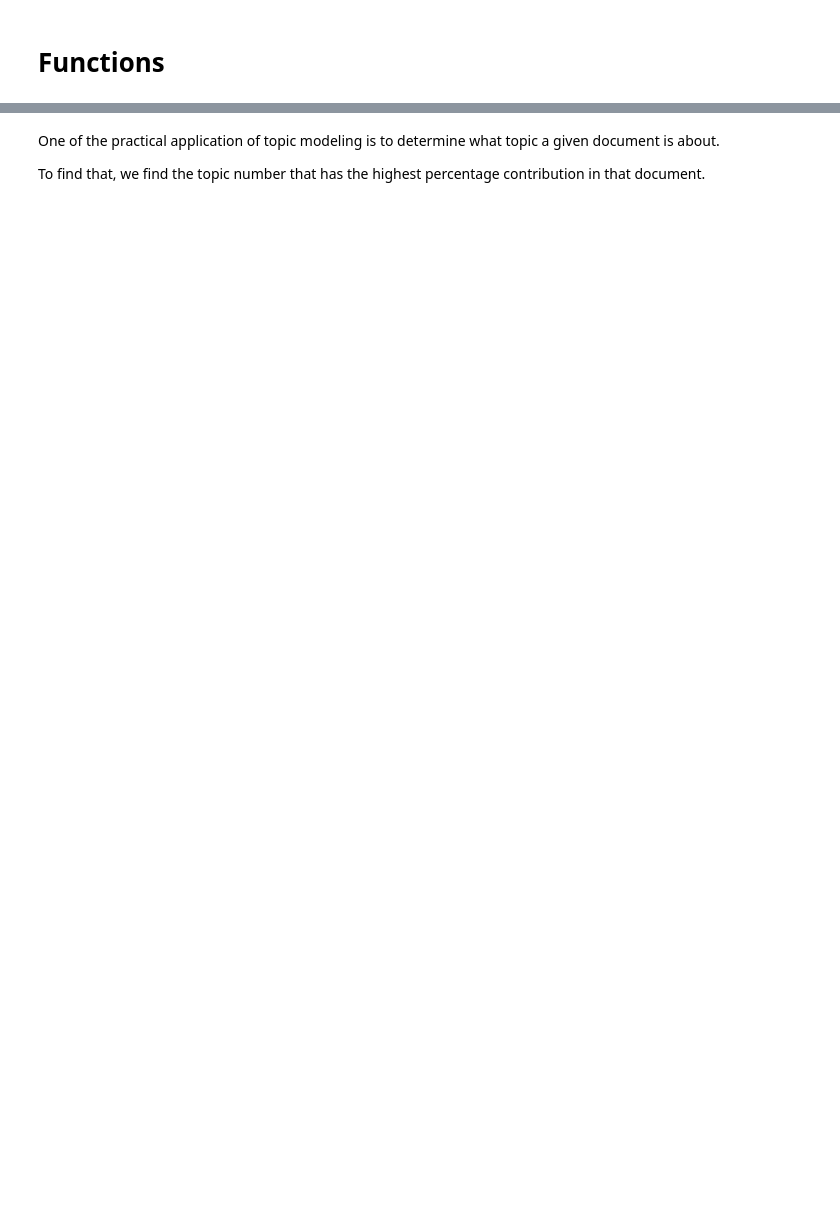
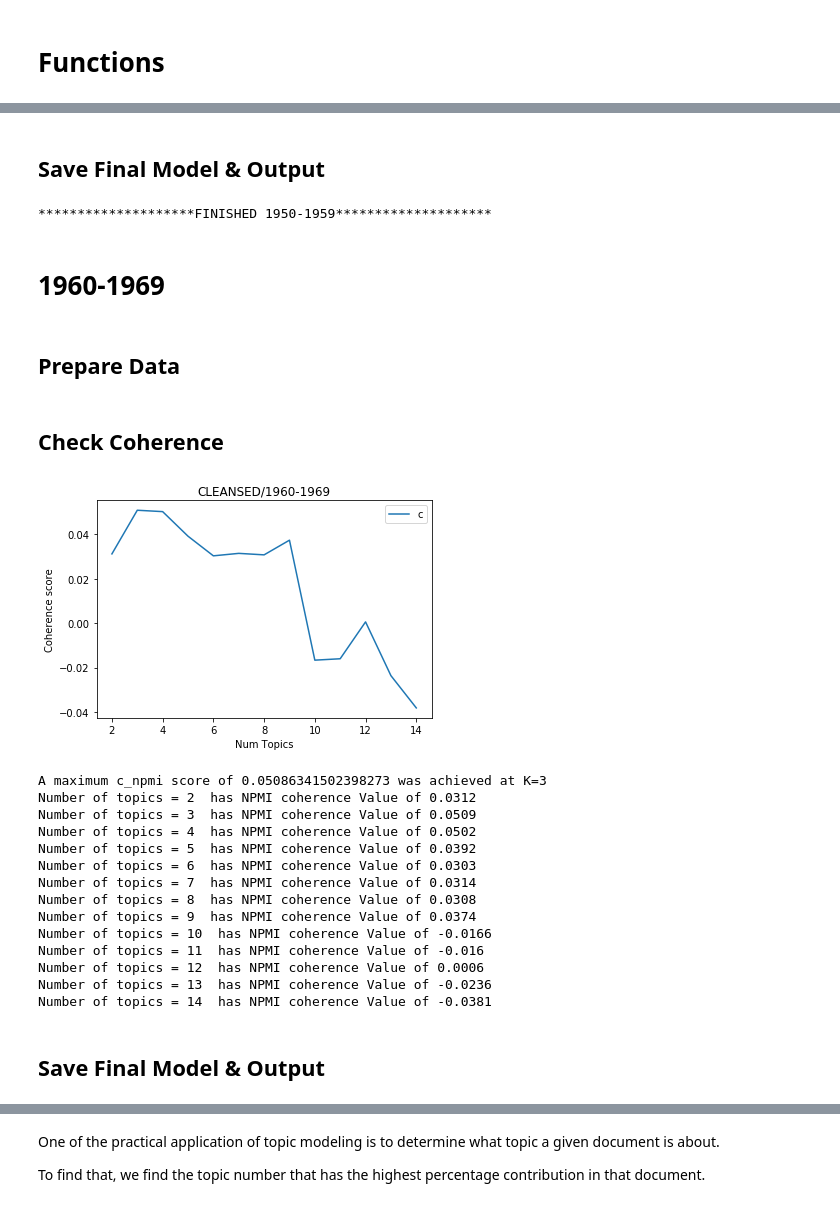
Before and after one commit to RutgersComLab/nyt-topic-modeling, a Jupyter notebook: code/related topics/Lda Model.ipynb, the cells around one changed output, grey strips where cells are left out. Saved outputs shown, nothing was run; the diff lists cells and outputs as text; code cells hidden in the pictures; blank space fills up the shorter version.

Commit message:
Updated code and results for LDA
Refactored and rewrote the code so cleaning is better

```diff
--- a/code/related topics/Lda Model.ipynb
+++ b/code/related topics/Lda Model.ipynb
@@ -792,0 +404,26 @@ Completed writing for 2020-2029.
+# %% [markdown]
+## Save Final Model & Output
+# %%
+lda_model = model_list[best_model_index]
+coherence_lda = c_npmi[best_model_index]
+doc_lda = lda_model[corpus]
+
+# Compute Perplexity - a measure of how good the model is; Lower the better.
+perplexity = lda_model.log_perplexity(corpus)
+
+# Write the results to a file
+file_name = corpus_root.split("/")[1]
+with open('LDA/'+file_name+'.txt', 'w') as f:
+    f.write("Perplexity: "+str(perplexity)+"\nCoherence Score: "+str(coherence_lda))
+
+# Save the visualizations
+vis = pyLDAvis.gensim_models.prepare(lda_model, corpus, id2word)
+pyLDAvis.save_html(vis, 'LDA/'+file_name+'.html')
+
+print("*"*20+"FINISHED "+corpus_root.split("/")[1]+"*"*20)
+# %% [output]
+********************FINISHED 1950-1959********************
+# %% [markdown]
+# 1960-1969
+# %% [markdown]
+## Prepare Data
@@ -792,0 +445,51 @@ Completed writing for 2020-2029.
+# %%
+# Build the bigram model
+bigram = gensim.models.Phrases(data_words_list, min_count=5, threshold=100) # higher threshold fewer phrases.
+bigram_mod = gensim.models.phrases.Phraser(bigram) # Faster way to get a sentence clubbed as a bigram
+data_words_bigrams = [bigram_mod[doc] for doc in data_words_list] # Form Bigrams
+# %%
+# Do lemmatization
+data_lemmatized = lemmatization(data_words_bigrams)
+# Remove stop words, one word characters, and punctuations - again
+final_data = []
+for sent in data_lemmatized:
+    words = []
+    for item in sent:
+        if (len(item)>3 or item=='ai') and (item not in stop or item=='ai'):
+            words.append(item)
+    final_data.append(' '.join(words))
+data_lemmatized = list(map(lambda item:item.split(), final_data))
+# %% [markdown]
+## Check Coherence
+# %%
+# CREATE THE DICTIONARY AND CORPUS NEEDED FOR TOPIC MODELING
+# Create Dictionary
+id2word = corpora.Dictionary(data_lemmatized)
+# Term Document Frequency
+corpus = [id2word.doc2bow(text) for text in data_lemmatized]
+
+# CHECK COHERENCE
+limit=15; start=2; step=1;
+model_list, c_npmi = compute_coherence_values(dictionary=id2word, corpus=corpus,
+                                              texts=data_lemmatized, start=start,
+                                              limit=limit, step=step)
+# %%
+best_model_index = draw_graph(start, limit, step, c_npmi)
+# %% [output]
+[figure, added]
+A maximum c_npmi score of 0.05086341502398273 was achieved at K=3
+Number of topics = 2  has NPMI coherence Value of 0.0312
+Number of topics = 3  has NPMI coherence Value of 0.0509
+Number of topics = 4  has NPMI coherence Value of 0.0502
+Number of topics = 5  has NPMI coherence Value of 0.0392
+Number of topics = 6  has NPMI coherence Value of 0.0303
+Number of topics = 7  has NPMI coherence Value of 0.0314
+Number of topics = 8  has NPMI coherence Value of 0.0308
+Number of topics = 9  has NPMI coherence Value of 0.0374
+Number of topics = 10  has NPMI coherence Value of -0.0166
+Number of topics = 11  has NPMI coherence Value of -0.016
+Number of topics = 12  has NPMI coherence Value of 0.0006
+Number of topics = 13  has NPMI coherence Value of -0.0236
+Number of topics = 14  has NPMI coherence Value of -0.0381
+# %% [markdown]
+## Save Final Model & Output
```
Also changed, not shown: parts of 101 cells of this notebook, 16 other files.
